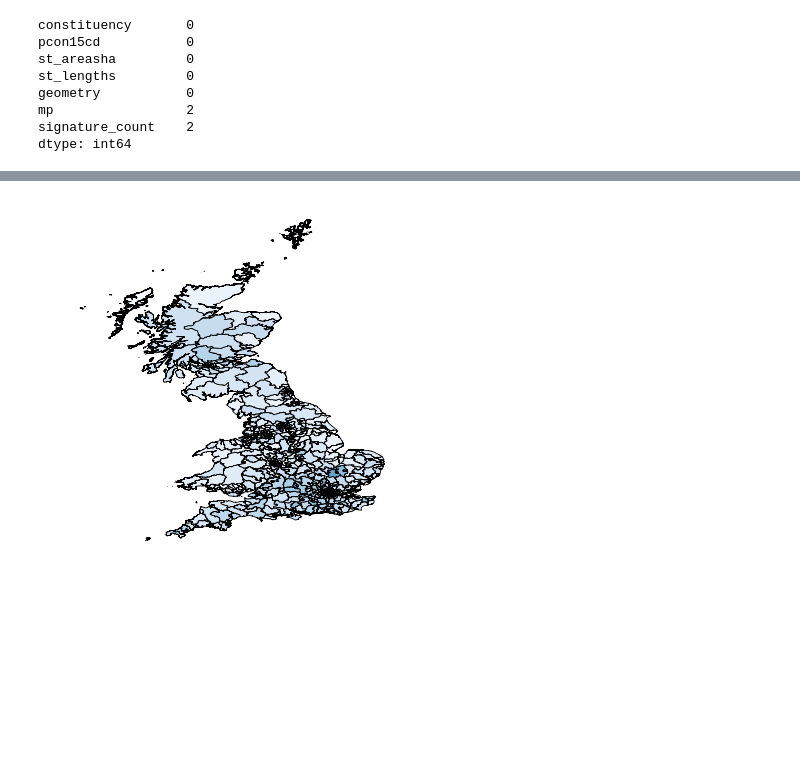
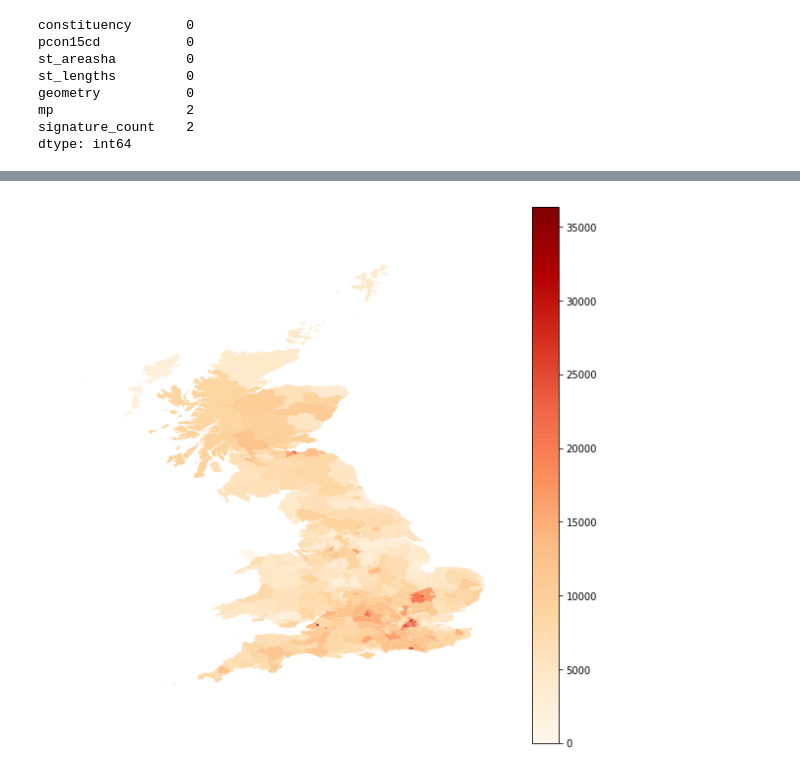
Before and after one commit to TTitcombe/ConstituencyMap, a Jupyter notebook: examples/geopandas_map.ipynb, the cells around one changed output, grey strips where cells are left out. Saved outputs shown, nothing was run; the diff lists cells and outputs as text; code cells hidden in the pictures; blank space fills up the shorter version.

Commit message:
Signature percentage jupyter notebook plot
Add relevant electoral data

```diff
--- a/examples/geopandas_map.ipynb
+++ b/examples/geopandas_map.ipynb
@@ -63,5 +63,7 @@ geometry           0
 mp                 2
 signature_count    2
 dtype: int64
-# %%
-combined_data = combined_data.dropna()
+# %%
+combined_data["mp"].fillna("No MP", inplace=True)
+combined_data["signature_count"].fillna(0, inplace=True)
+combined_data.isna().sum()
@@ -68,5 +79,7 @@ combined_data = combined_data.dropna()
 # %%
-f, ax = plt.subplots(1, figsize=(6, 16))
-ax = combined_data.plot(column="signature_count", cmap="Blues", linewidth=0.8, ax=ax, edgecolor="black")
+f, ax = plt.subplots(1, figsize=(10, 10))
+ax = combined_data.plot(column="signature_count", cmap="OrRd", linewidth=0.8, ax=ax, legend=True)
 ax.axis("off")
+# The frustratingly large colourbar using legend=True seems to be fixed here. https://github.com/geopandas/geopandas/pull/894,
+# waiting for next geopandas release to see the change.
 # %% [output]
@@ -74 +87 @@ ax.axis("off")
-[figure, old version]
+[figure, new version]
```
Also changed, not shown: parts of 12 cells of this notebook, 3 other files.
